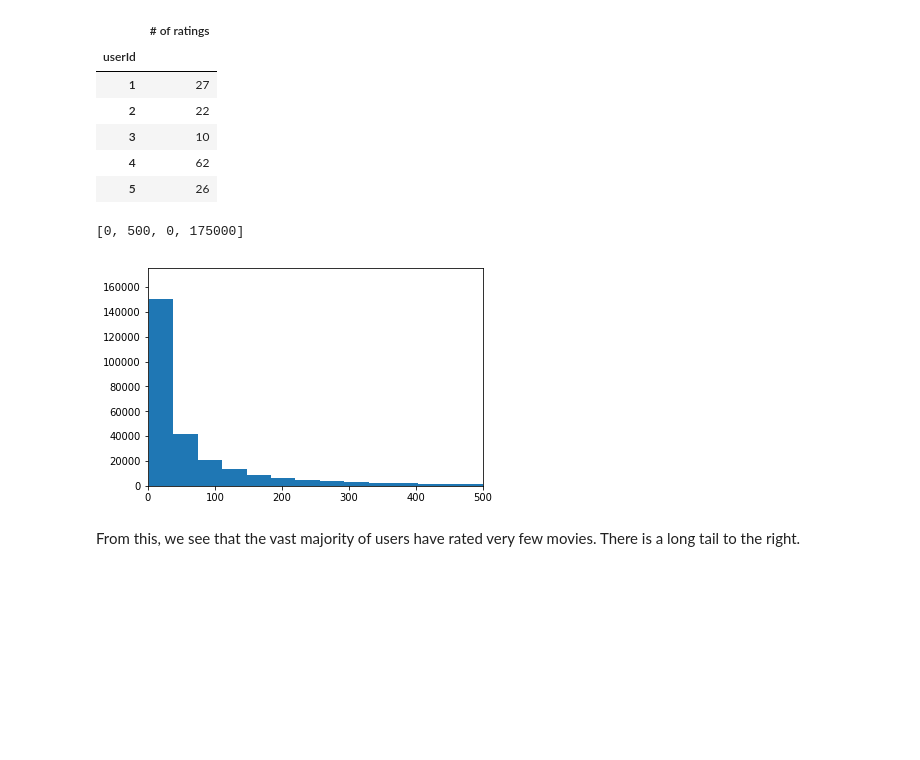
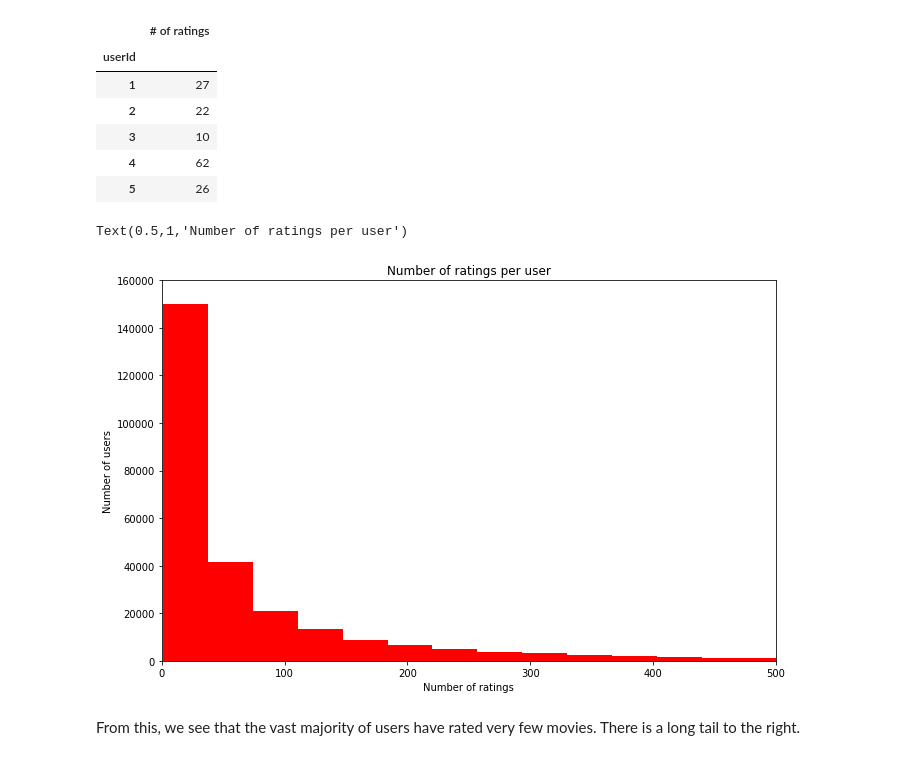
Before and after one commit to ewoodbury/movie-rating-analysis, a Jupyter notebook: Movie Ratings Project.ipynb, the cells around one changed output. Cells and saved outputs as stored; diff of their text form; code cells hidden in the pictures; blank space fills up the shorter version.

```diff
--- a/Movie Ratings Project.ipynb
+++ b/Movie Ratings Project.ipynb
@@ -96,11 +96,14 @@ ratings_per_user.head()
 | 5 | 26 |
 # %%
 #Let's take a look at a histogram of the number of ratings per user:
-plt.hist(ratings_per_user['# of ratings'], bins = 500)
-plt.axis([0,500,0,175000])
+plt.hist(ratings_per_user['# of ratings'], bins = 500, color = 'r')
+plt.axis([0,500,0,160000])
+plt.xlabel('Number of ratings')
+plt.ylabel('Number of users')
+plt.title('Number of ratings per user')
 # %% [output]
-[0, 500, 0, 175000]
+Text(0.5,1,'Number of ratings per user')
-[figure, old version]
+[figure, new version]
 # %% [markdown]
 From this, we see that the vast majority of users have rated very few movies. There is a long tail to the right.
 # %%
```
Also changed, not shown: parts of 9 cells of this notebook.
